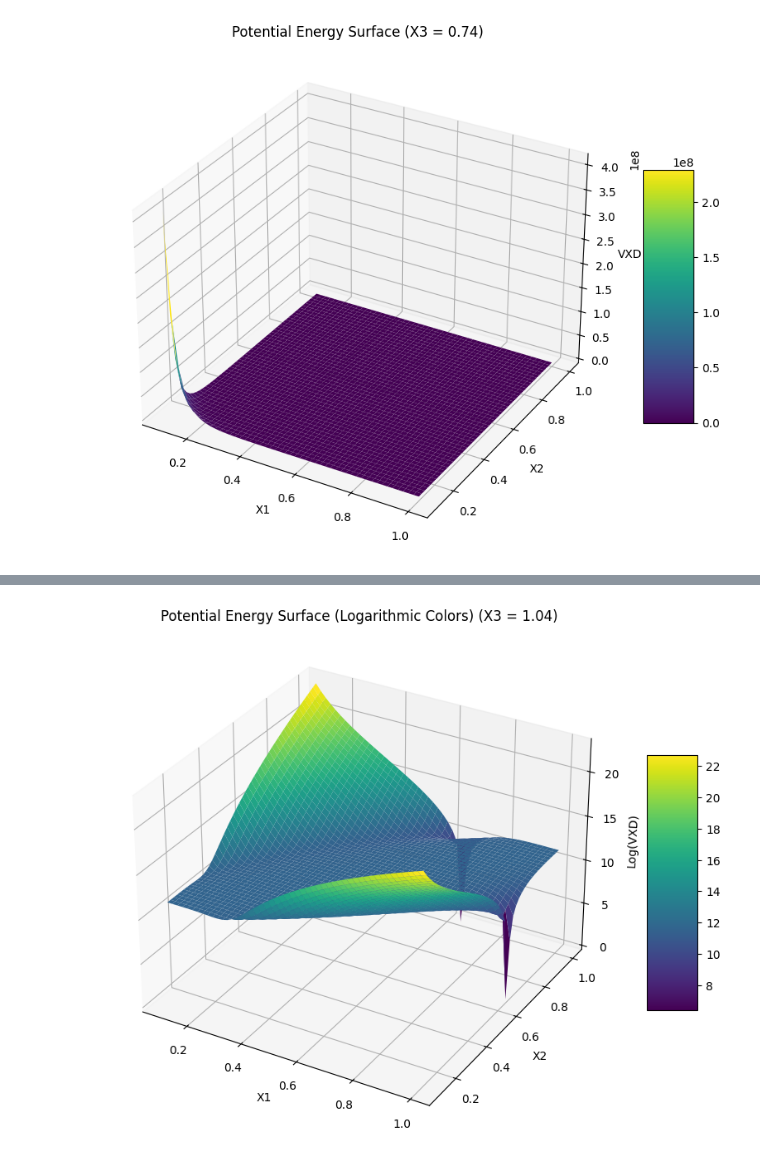
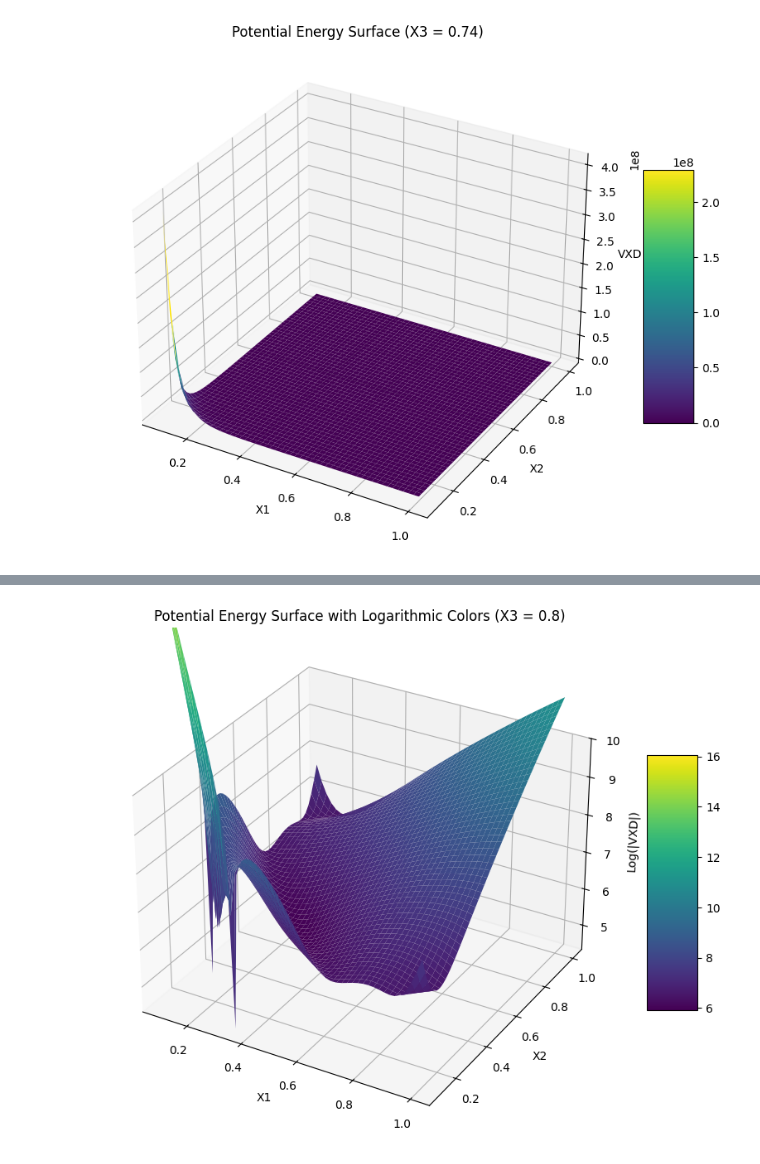
Before and after one commit to catastropiyush/coursework-notebooks, a Jupyter notebook: LSTH_potential_energy_surfaces.ipynb, the cells around one changed output, grey strips where cells are left out. Saved outputs shown, nothing was run; the diff lists cells and outputs as text; code cells hidden in the pictures.

Commit message:
Added HeH2+ Potential Energy Surfaces DIM PES

```diff
--- a/LSTH_potential_energy_surfaces.ipynb
+++ b/LSTH_potential_energy_surfaces.ipynb
@@ -275,0 +294,27 @@ plt.show()
+# %%
+x1_vals = np.linspace(0.1, 0.6, 50)
+x2_vals = np.linspace(0.1, 0.6, 50)
+
+X1, X2 = np.meshgrid(x1_vals, x2_vals)
+
+# Calculate VXD for each point in the grid, fixing x3
+x3 = 0.8  # Fixed value for x3
+VXD_vals = np.zeros_like(X1)
+for i in range(len(x1_vals)):
+    for j in range(len(x2_vals)):
+        VXD_vals[i, j] = slth([x1_vals[i], x2_vals[j], x3])
+
+# Apply logarithmic scale to the VXD values
+log_VXD_vals = np.log(VXD_vals - np.min(VXD_vals) + 1)  # Shift values to avoid log(0)
+
+# Plot the potential energy surface with logarithmic color scaling
+fig = plt.figure(figsize=(10, 8))
+ax = fig.add_subplot(111, projection='3d')
+surf = ax.plot_surface(X1, X2, log_VXD_vals, cmap='viridis')
+
+ax.set_xlabel('X1')
+ax.set_ylabel('X2')
+ax.set_zlabel('Log(VXD)')
+
+fig.colorbar(surf, shrink=0.5, aspect=5)
+plt.show()
@@ -276,37 +361,39 @@ plt.show()
 # %%
 import numpy as np
 import matplotlib.pyplot as plt
 from mpl_toolkits.mplot3d import Axes3D
-
-# Define the slth function (assuming it's already defined)
-# from slth_module import slth  # Uncomment this if the slth function is in a separate module
 
 # Define the grid for X1 and X2
 x1_vals = np.linspace(0.1, 1.0, 50)
 x2_vals = np.linspace(0.1, 1.0, 50)
 
 X1, X2 = np.meshgrid(x1_vals, x2_vals)
 
 # Calculate VXD for each point in the grid, fixing x3
-x3 = 0.4  # Fixed value for x3
+x3 = 0.8  # Fixed value for x3
 VXD_vals = np.zeros_like(X1)
 for i in range(len(x1_vals)):
     for j in range(len(x2_vals)):
         VXD_vals[i, j] = slth([x1_vals[i], x2_vals[j], x3])
 
 # Apply logarithmic scale to the VXD values
-log_VXD_vals = np.log(VXD_vals - np.min(VXD_vals) + 1)  # Shift values to avoid log(0)
+log_VXD_vals = np.log(np.abs(VXD_vals) + 1)  # Shift values to avoid log(0)
 
 # Plot the potential energy surface with logarithmic color scaling
 fig = plt.figure(figsize=(10, 8))
 ax = fig.add_subplot(111, projection='3d')
 surf = ax.plot_surface(X1, X2, log_VXD_vals, cmap='viridis')
 
+# Set z-limit with cutoff around +100
+z_max = 10
+ax.set_zlim(log_VXD_vals.min(), z_max)
+
 ax.set_xlabel('X1')
 ax.set_ylabel('X2')
-ax.set_zlabel('Log(VXD)')
+ax.set_zlabel('Log(|VXD|)')
+ax.set_title('Potential Energy Surface with Logarithmic Colors (X3 = 0.8)')
 
 fig.colorbar(surf, shrink=0.5, aspect=5)
 plt.show()
 # %% [output]
-[figure, old version]
+[figure, new version]
```
Also changed, not shown: parts of 10 cells of this notebook.
